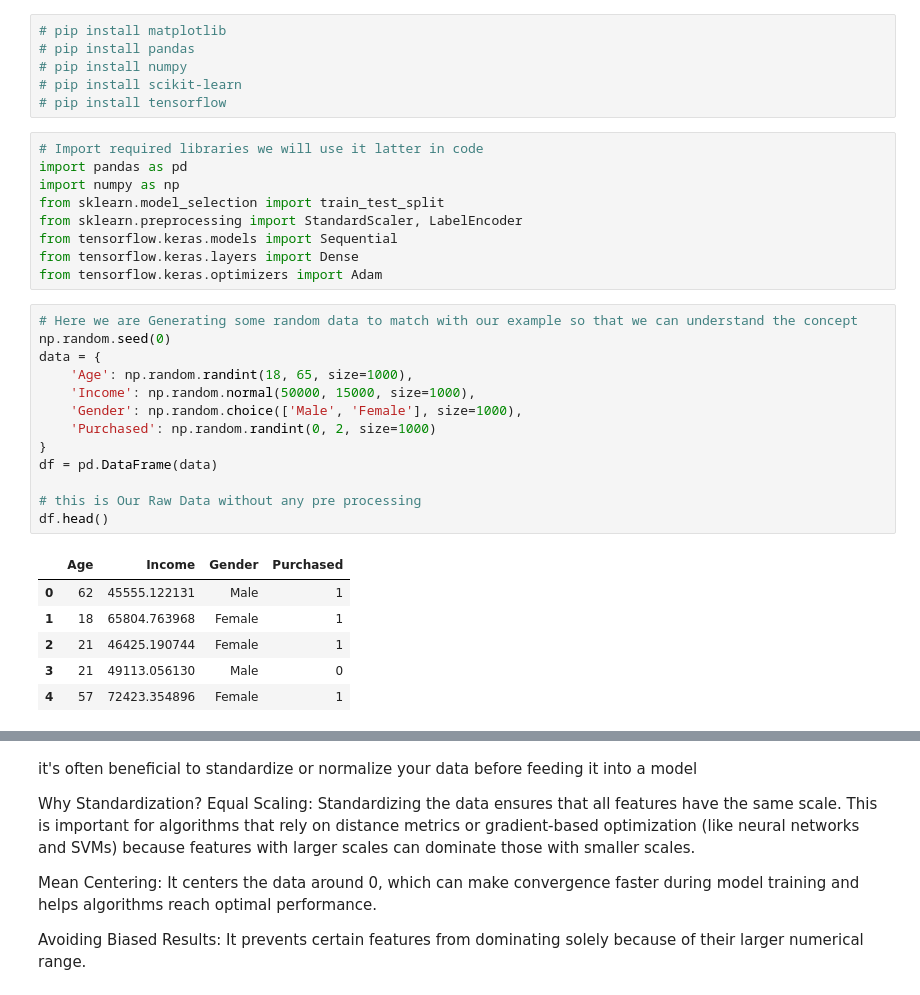
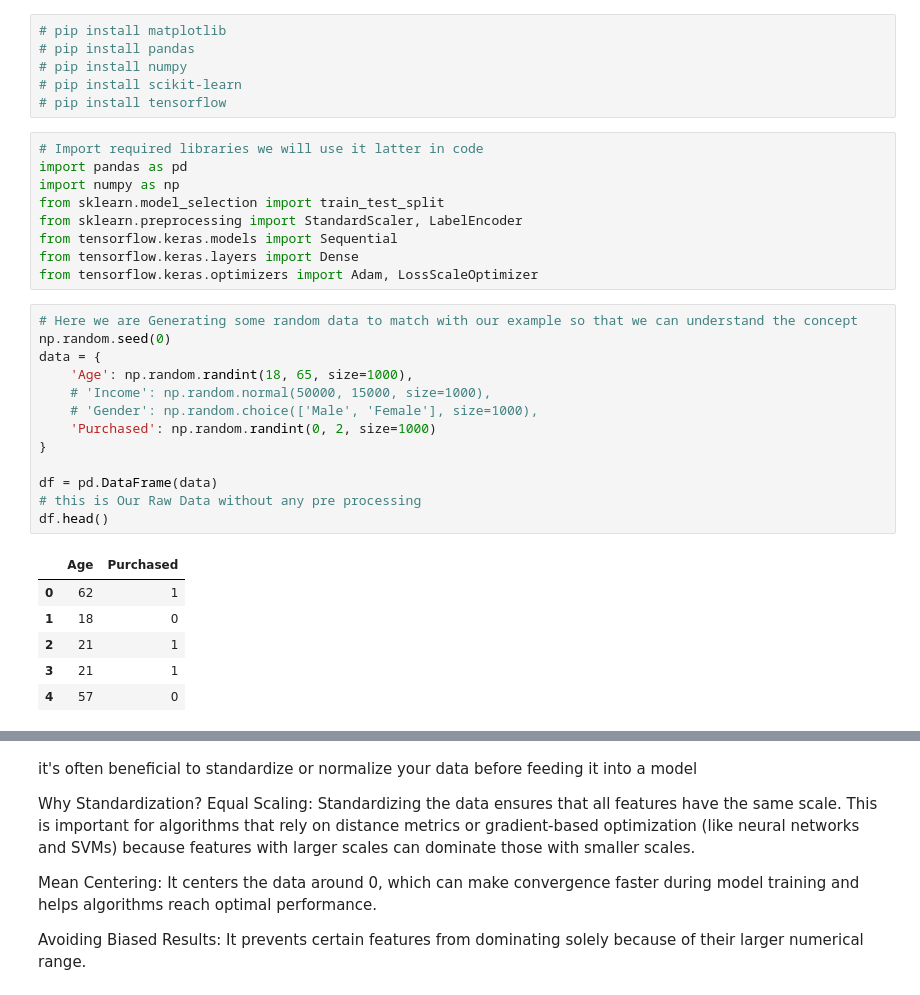
Before and after one commit to surinderlohat/ml-road-map, a Jupyter notebook: simple_regression/1basic_classification_example.ipynb, the cells around one changed output, grey strips where cells are left out. Drawn from its saved outputs; the diff is of its cells as text.

```diff
--- a/simple_regression/1basic_classification_example.ipynb
+++ b/simple_regression/1basic_classification_example.ipynb
@@ -14,25 +14,25 @@ from sklearn.model_selection import train_test_split
 from sklearn.preprocessing import StandardScaler, LabelEncoder
 from tensorflow.keras.models import Sequential
 from tensorflow.keras.layers import Dense
-from tensorflow.keras.optimizers import Adam
+from tensorflow.keras.optimizers import Adam, LossScaleOptimizer
 # %%
 # Here we are Generating some random data to match with our example so that we can understand the concept
 np.random.seed(0)
 data = {
     'Age': np.random.randint(18, 65, size=1000),
-    'Income': np.random.normal(50000, 15000, size=1000),
-    'Gender': np.random.choice(['Male', 'Female'], size=1000),
+    # 'Income': np.random.normal(50000, 15000, size=1000),
+    # 'Gender': np.random.choice(['Male', 'Female'], size=1000),
     'Purchased': np.random.randint(0, 2, size=1000)
 }
+
 df = pd.DataFrame(data)
-
 # this is Our Raw Data without any pre processing
 df.head()
 # %% [output]
-|  | Age | Income | Gender | Purchased |
-| 0 | 62 | 45555.122131 | Male | 1 |
-| 1 | 18 | 65804.763968 | Female | 1 |
-| 2 | 21 | 46425.190744 | Female | 1 |
-| 3 | 21 | 49113.056130 | Male | 0 |
-| 4 | 57 | 72423.354896 | Female | 1 |
+|  | Age | Purchased |
+| 0 | 62 | 1 |
+| 1 | 18 | 0 |
+| 2 | 21 | 1 |
+| 3 | 21 | 1 |
+| 4 | 57 | 0 |
 # %%
```
Also changed, not shown: parts of 8 cells of this notebook, 8 other files.
